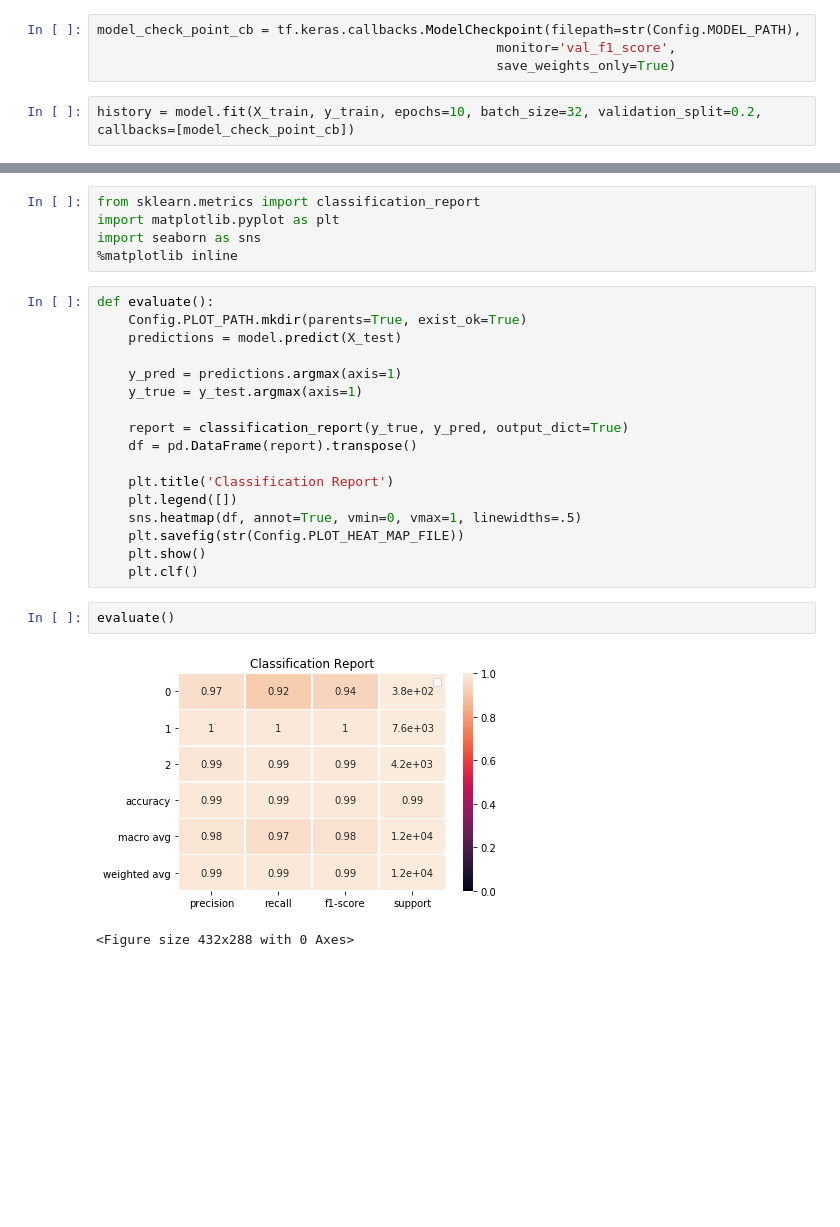
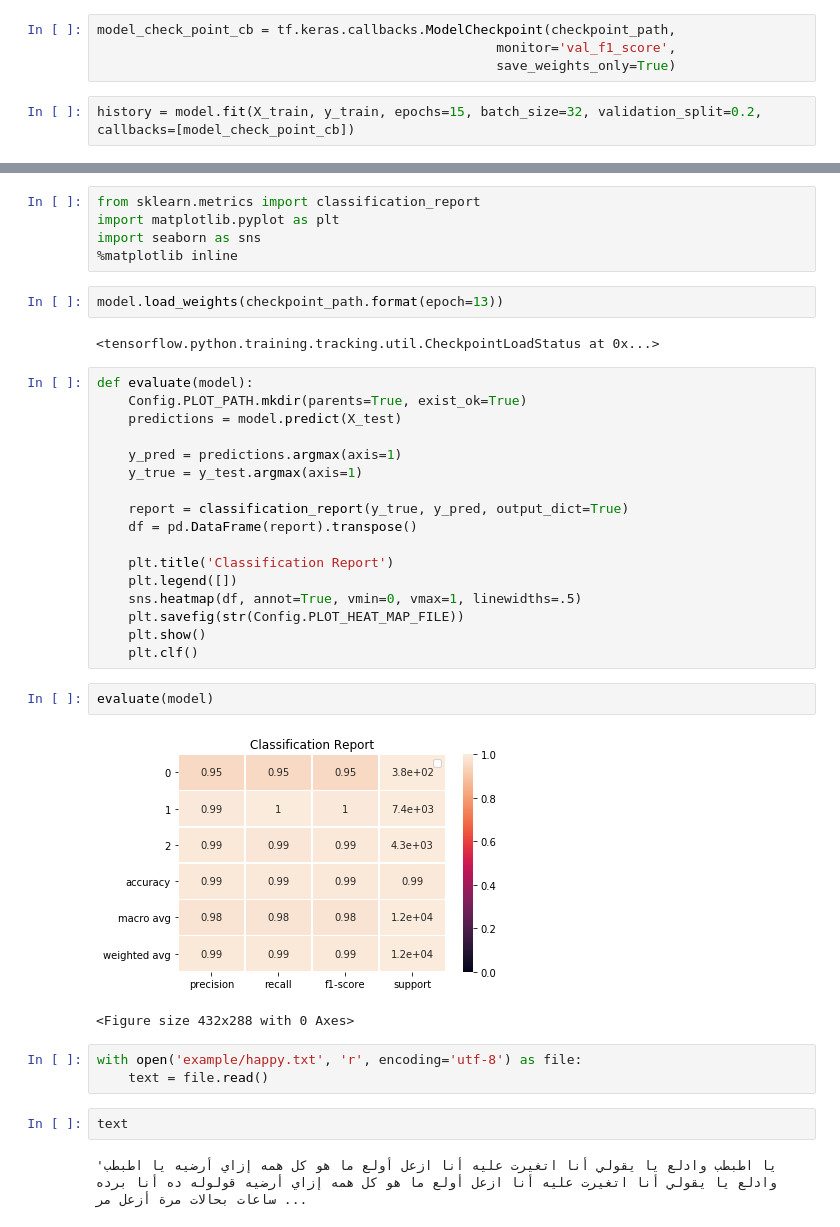
Before and after one commit to ahmadnouh97/lyrics-emotions-recognition, a Jupyter notebook: labs/Ahmad-labs/02.build_baseline_model.ipynb, the cells around one changed output, grey strips where cells are left out. Drawn from its saved outputs; the diff is of its cells as text; blank space fills up the shorter version.

```diff
--- a/labs/Ahmad-labs/02.build_baseline_model.ipynb
+++ b/labs/Ahmad-labs/02.build_baseline_model.ipynb
@@ -153,8 +178,8 @@ y_train.shape
 # %%
-model_check_point_cb = tf.keras.callbacks.ModelCheckpoint(filepath=str(Config.MODEL_PATH),
+model_check_point_cb = tf.keras.callbacks.ModelCheckpoint(checkpoint_path,
                                                    monitor='val_f1_score',
                                                    save_weights_only=True)
 # %%
-history = model.fit(X_train, y_train, epochs=10, batch_size=32, validation_split=0.2, callbacks=[model_check_point_cb])
+history = model.fit(X_train, y_train, epochs=15, batch_size=32, validation_split=0.2, callbacks=[model_check_point_cb])
 # %% [output]
 Train on 19750 samples, validate on 4938 samples
@@ -179,8 +204,12 @@ from sklearn.metrics import classification_report
 import matplotlib.pyplot as plt
 import seaborn as sns
 %matplotlib inline
+# %%
+model.load_weights(checkpoint_path.format(epoch=13))
+# %% [output]
+<tensorflow.python.training.tracking.util.CheckpointLoadStatus at 0x...>
 # %%
-def evaluate():
+def evaluate(model):
     Config.PLOT_PATH.mkdir(parents=True, exist_ok=True)
     predictions = model.predict(X_test)
 
@@ -197,7 +226,14 @@ def evaluate():
     plt.show()
     plt.clf()
 # %%
-evaluate()
+evaluate(model)
 # %% [output]
-[figure, old version]
+[figure, new version]
 <Figure size 432x288 with 0 Axes>
+# %%
+with open('example/happy.txt', 'r', encoding='utf-8') as file:
+    text = file.read()
+# %%
+text
+# %% [output]
+'يا اطبطب وادلع يا يقولي أنا اتغيرت عليه أنا ازعل أولع ما هو كل همه إزاي أرضيه يا اطبطب وادلع يا يقولي أنا اتغيرت عليه أنا ازعل أولع ما هو كل همه إزاي أرضيه قولوله ده أنا برده ساعات بحالات مرة أزعل مر ...
```
Also changed, not shown: parts of 28 cells of this notebook, 13 other files.
